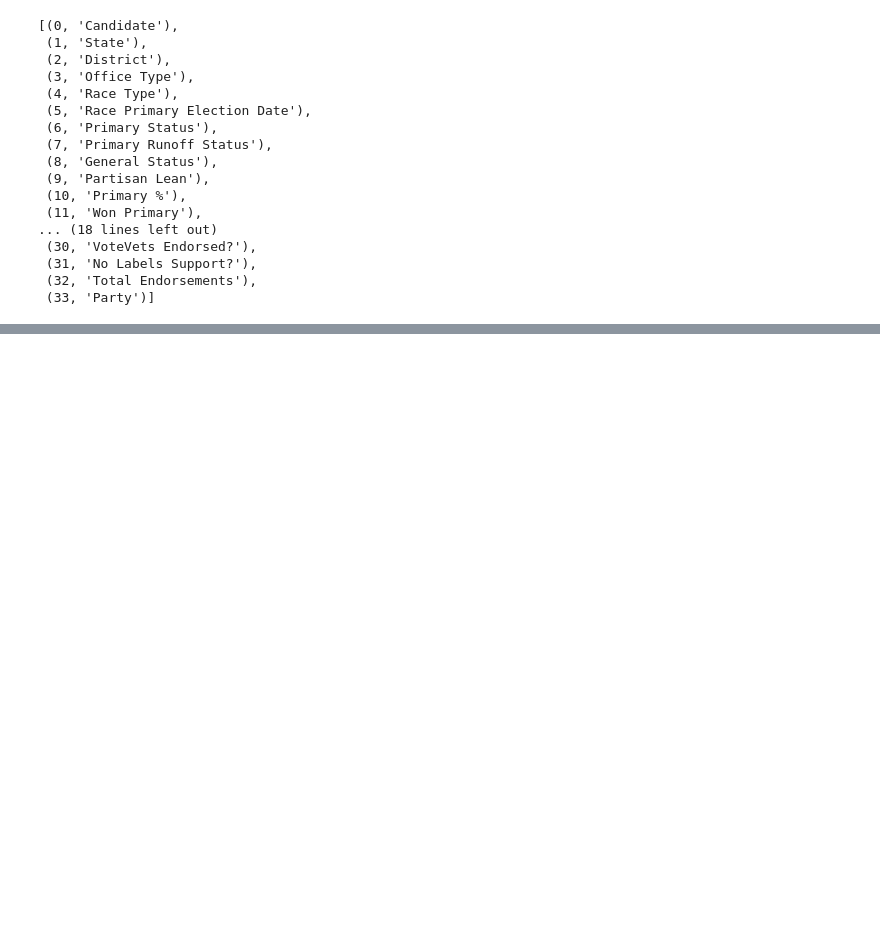
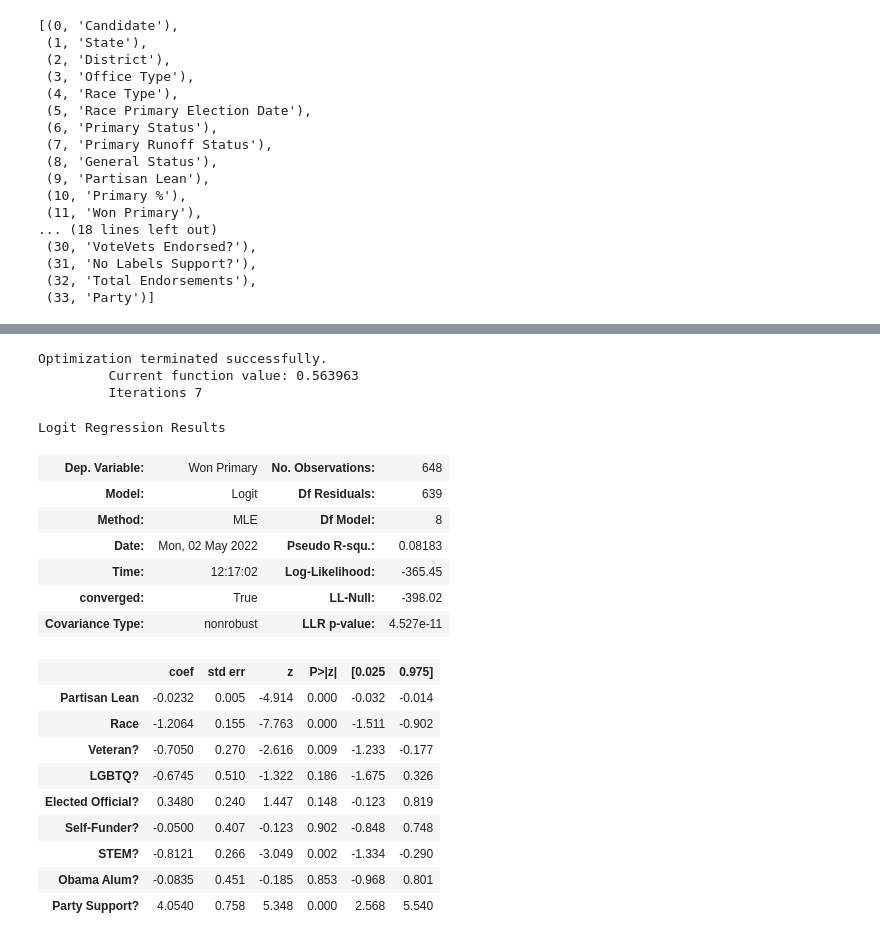
Before and after one commit to vsodem/d102_final_project, a Jupyter notebook: project.ipynb, the cells around one changed output, grey strips where cells are left out. Drawn from its saved outputs; the diff is of its cells as text; code cells hidden in the pictures; blank space fills up the shorter version.

```diff
--- a/project.ipynb
+++ b/project.ipynb
@@ -616,0 +429,25 @@ eval_r_forest(r_for_result, test_dem_y)
+# %%
+log_reg = sm.Logit(train_dem_y, train_dem_x).fit()
+log_reg.summary()
+# %% [output]
+Optimization terminated successfully.
+         Current function value: 0.563963
+         Iterations 7
+Logit Regression Results
+| Dep. Variable: | Won Primary | No. Observations: | 648 |
+| Model: | Logit | Df Residuals: | 639 |
+| Method: | MLE | Df Model: | 8 |
+| Date: | Mon, 02 May 2022 | Pseudo R-squ.: | 0.08183 |
+| Time: | 12:17:02 | Log-Likelihood: | -365.45 |
+| converged: | True | LL-Null: | -398.02 |
+| Covariance Type: | nonrobust | LLR p-value: | 4.527e-11 |
+|  | coef | std err | z | P>|z| | [0.025 | 0.975] |
+| Partisan Lean | -0.0232 | 0.005 | -4.914 | 0.000 | -0.032 | -0.014 |
+| Race | -1.2064 | 0.155 | -7.763 | 0.000 | -1.511 | -0.902 |
+| Veteran? | -0.7050 | 0.270 | -2.616 | 0.009 | -1.233 | -0.177 |
+| LGBTQ? | -0.6745 | 0.510 | -1.322 | 0.186 | -1.675 | 0.326 |
+| Elected Official? | 0.3480 | 0.240 | 1.447 | 0.148 | -0.123 | 0.819 |
+| Self-Funder? | -0.0500 | 0.407 | -0.123 | 0.902 | -0.848 | 0.748 |
+| STEM? | -0.8121 | 0.266 | -3.049 | 0.002 | -1.334 | -0.290 |
+| Obama Alum? | -0.0835 | 0.451 | -0.185 | 0.853 | -0.968 | 0.801 |
+| Party Support? | 4.0540 | 0.758 | 5.348 | 0.000 | 2.568 | 5.540 |
```
Also changed, not shown: parts of 58 cells of this notebook.
